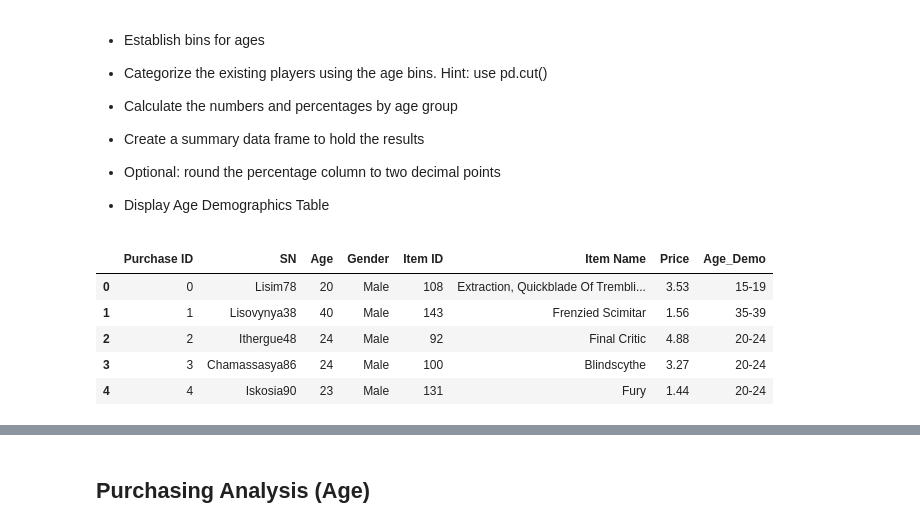
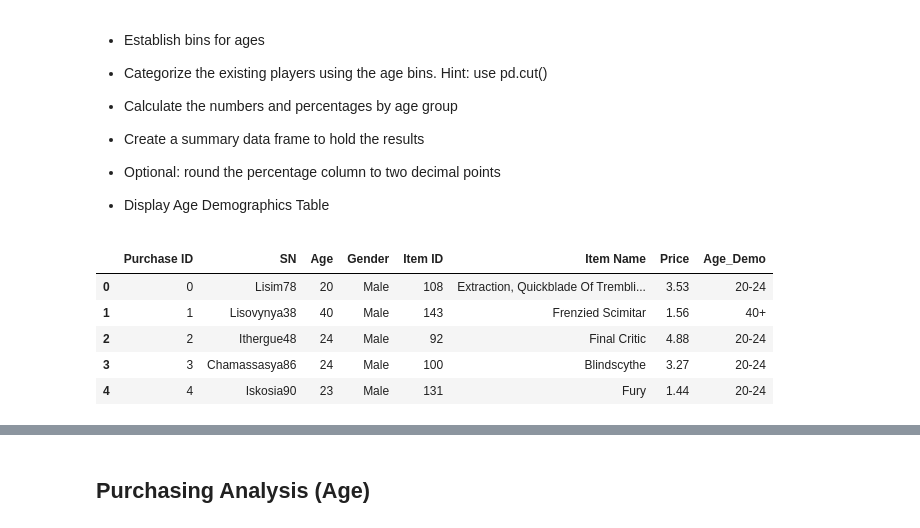
Before and after one commit to AmyAndersson/HeroesOfPymoli, a Jupyter notebook: HeroesOfPymoli_starter.ipynb, the cells around one changed output, grey strips where cells are left out. Drawn from its saved outputs; the diff is of its cells as text; code cells hidden in the pictures.

```diff
--- a/HeroesOfPymoli_starter.ipynb
+++ b/HeroesOfPymoli_starter.ipynb
@@ -153,15 +153,15 @@ Sum_price=purchase_data_df.groupby("Gender").agg({"Price": "sum" })
 
 * Display Age Demographics Table
 # %%
-bins= [0,10,15,20,25,30,35,40,100]
+bins= [0,9.9,14.9,19.9,24.9,29.9,34.9,39.9,99.9]
 bin_names =["<10", "10-14", "15-19", "20-24", "25-29", "30-34", "35-39", "40+"]
 
-purchase_df["Age_Demo"]=pd.cut(purchase_df["Age"], bins, labels=bin_names)
-purchase_df.head()
+purchase_data_df["Age_Demo"]=pd.cut(purchase_data_df["Age"], bins, labels=bin_names)
+purchase_data_df.head()
 # %% [output]
 |  | Purchase ID | SN | Age | Gender | Item ID | Item Name | Price | Age_Demo |
-| 0 | 0 | Lisim78 | 20 | Male | 108 | Extraction, Quickblade Of Trembli... | 3.53 | 15-19 |
-| 1 | 1 | Lisovynya38 | 40 | Male | 143 | Frenzied Scimitar | 1.56 | 35-39 |
+| 0 | 0 | Lisim78 | 20 | Male | 108 | Extraction, Quickblade Of Trembli... | 3.53 | 20-24 |
+| 1 | 1 | Lisovynya38 | 40 | Male | 143 | Frenzied Scimitar | 1.56 | 40+ |
 | 2 | 2 | Ithergue48 | 24 | Male | 92 | Final Critic | 4.88 | 20-24 |
 | 3 | 3 | Chamassasya86 | 24 | Male | 100 | Blindscythe | 3.27 | 20-24 |
 | 4 | 4 | Iskosia90 | 23 | Male | 131 | Fury | 1.44 | 20-24 |
```
Also changed, not shown: parts of 15 cells of this notebook.
